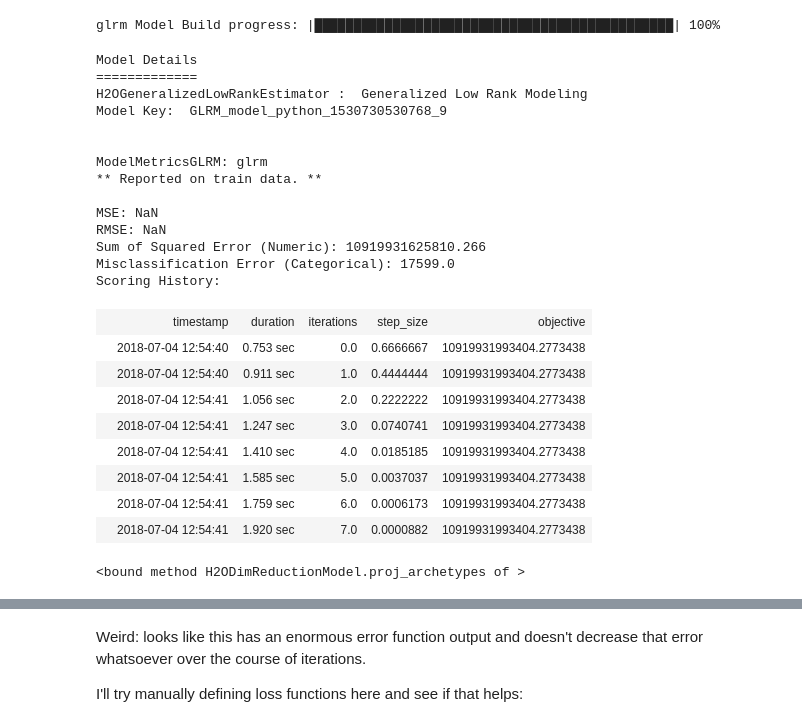
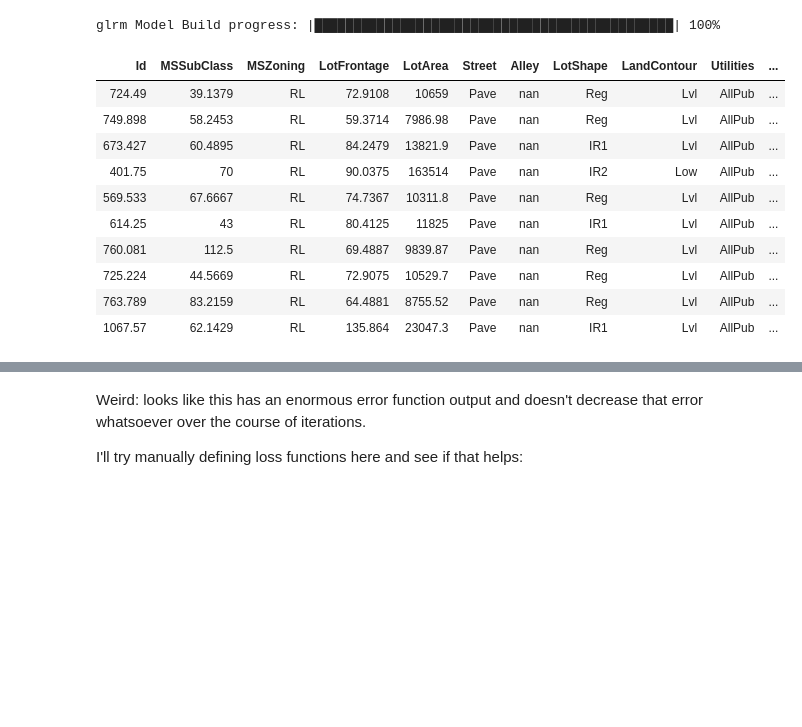
Before and after one commit to wwwslinger/drills, a Jupyter notebook: Thinkful/drills/h2o_test.ipynb, the cells around one changed output, grey strips where cells are left out. Drawn from its saved outputs; the diff is of its cells as text; code cells hidden in the pictures; blank space fills up the shorter version.

```diff
--- a/Thinkful/drills/h2o_test.ipynb
+++ b/Thinkful/drills/h2o_test.ipynb
@@ -112,29 +112,16 @@ glrmodel_1.train(training_frame=khous_h2)
 # %% [output]
 glrm Model Build progress: |██████████████████████████████████████████████| 100%
 # %%
-glrmodel_1.proj_archetypes
+glrmodel_1.proj_archetypes(khous_h2)
 # %% [output]
-Model Details
-=============
-H2OGeneralizedLowRankEstimator :  Generalized Low Rank Modeling
-Model Key:  GLRM_model_python_1530730530768_9
-
-
-ModelMetricsGLRM: glrm
-** Reported on train data. **
-
-MSE: NaN
-RMSE: NaN
-Sum of Squared Error (Numeric): 10919931625810.266
-Misclassification Error (Categorical): 17599.0
-Scoring History:
-|  | timestamp | duration | iterations | step_size | objective |
-|  | 2018-07-04 12:54:40 | 0.753 sec | 0.0 | 0.6666667 | 10919931993404.2773438 |
-|  | 2018-07-04 12:54:40 | 0.911 sec | 1.0 | 0.4444444 | 10919931993404.2773438 |
-|  | 2018-07-04 12:54:41 | 1.056 sec | 2.0 | 0.2222222 | 10919931993404.2773438 |
-|  | 2018-07-04 12:54:41 | 1.247 sec | 3.0 | 0.0740741 | 10919931993404.2773438 |
-|  | 2018-07-04 12:54:41 | 1.410 sec | 4.0 | 0.0185185 | 10919931993404.2773438 |
-|  | 2018-07-04 12:54:41 | 1.585 sec | 5.0 | 0.0037037 | 10919931993404.2773438 |
-|  | 2018-07-04 12:54:41 | 1.759 sec | 6.0 | 0.0006173 | 10919931993404.2773438 |
-|  | 2018-07-04 12:54:41 | 1.920 sec | 7.0 | 0.0000882 | 10919931993404.2773438 |
+| Id | MSSubClass | MSZoning | LotFrontage | LotArea | Street | Alley | LotShape | LandContour | Utilities | ... |
+| 724.49 | 39.1379 | RL | 72.9108 | 10659 | Pave | nan | Reg | Lvl | AllPub | ... |
+| 749.898 | 58.2453 | RL | 59.3714 | 7986.98 | Pave | nan | Reg | Lvl | AllPub | ... |
+| 673.427 | 60.4895 | RL | 84.2479 | 13821.9 | Pave | nan | IR1 | Lvl | AllPub | ... |
+| 401.75 | 70 | RL | 90.0375 | 163514 | Pave | nan | IR2 | Low | AllPub | ... |
+| 569.533 | 67.6667 | RL | 74.7367 | 10311.8 | Pave | nan | Reg | Lvl | AllPub | ... |
+| 614.25 | 43 | RL | 80.4125 | 11825 | Pave | nan | IR1 | Lvl | AllPub | ... |
+| 760.081 | 112.5 | RL | 69.4887 | 9839.87 | Pave | nan | Reg | Lvl | AllPub | ... |
+| 725.224 | 44.5669 | RL | 72.9075 | 10529.7 | Pave | nan | Reg | Lvl | AllPub | ... |
+| 763.789 | 83.2159 | RL | 64.4881 | 8755.52 | Pave | nan | Reg | Lvl | AllPub | ... |
+| 1067.57 | 62.1429 | RL | 135.864 | 23047.3 | Pave | nan | IR1 | Lvl | AllPub | ... |
-<bound method H2ODimReductionModel.proj_archetypes of >
```
Also changed, not shown: parts of 4 cells of this notebook.
